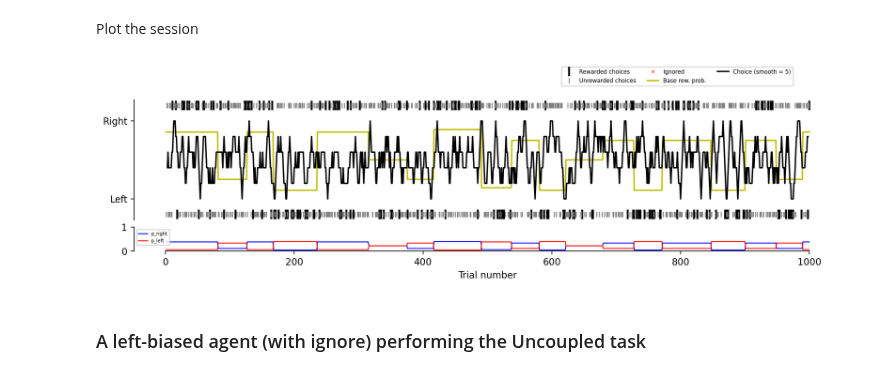
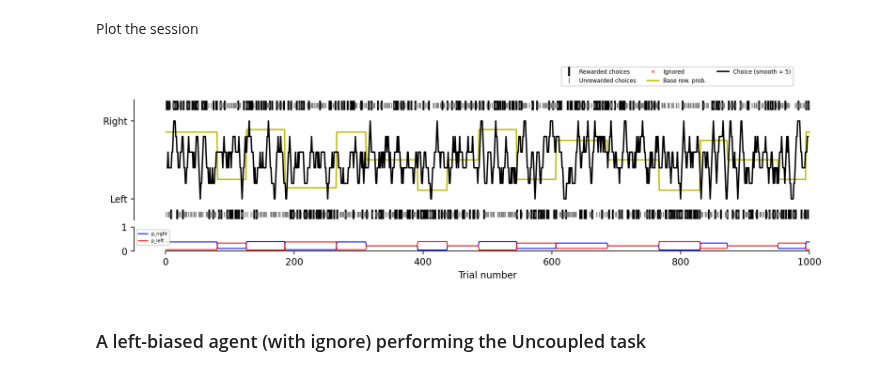
Before and after one commit to AllenNeuralDynamics/aind-dynamic-foraging-models, a Jupyter notebook: notebook/demo_gym_env.ipynb, the cells around one changed output. Cells and saved outputs as stored; diff of their text form; code cells hidden in the pictures.

```diff
--- a/notebook/demo_gym_env.ipynb
+++ b/notebook/demo_gym_env.ipynb
@@ -59,10 +27,16 @@ while not done:  # Trial loop
+# %%
+task = CoupledBlockTask(allow_ignore=False, reward_baiting=True, seed=42)
+agent = RandomAgent(seed=42)
+agent.perform(task)
 # %% [markdown]
 Plot the session
-# %%
-plot_foraging_session(choice_history=actions,
-                            reward_history=rewards,
-                            p_reward=np.array(env.task.trial_p_reward).T);
-# %% [output]
-[figure, removed]
+# %%
+fig, _ = plot_foraging_session(
+    choice_history=task.get_choice_history(),
+    reward_history=task.get_reward_history(),
+    p_reward=task.get_p_reward(),
+)
+# %% [output]
+[figure, added]
 # %% [markdown]
 ### A left-biased agent (with ignore) performing the Uncoupled task
```
Also changed, not shown: parts of 13 cells of this notebook.
